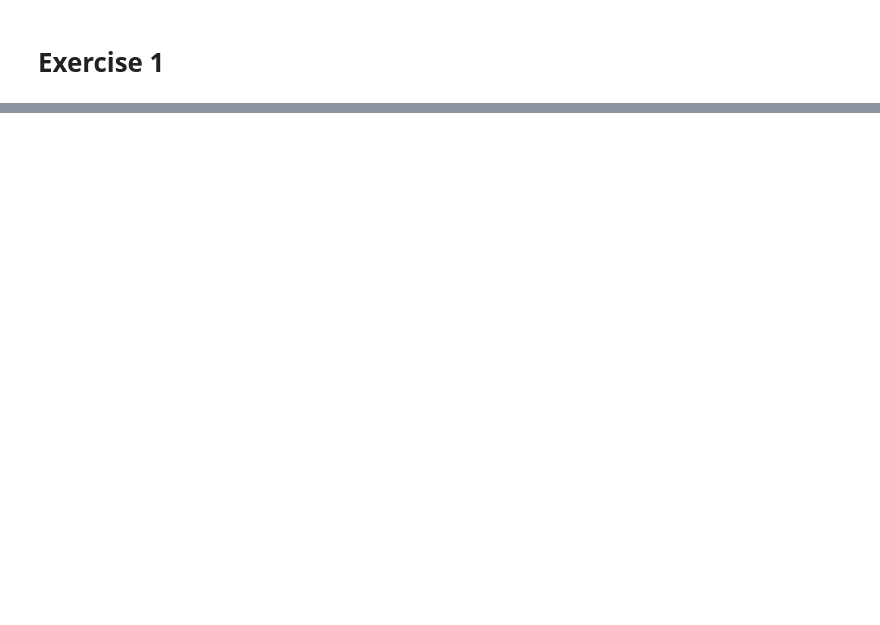
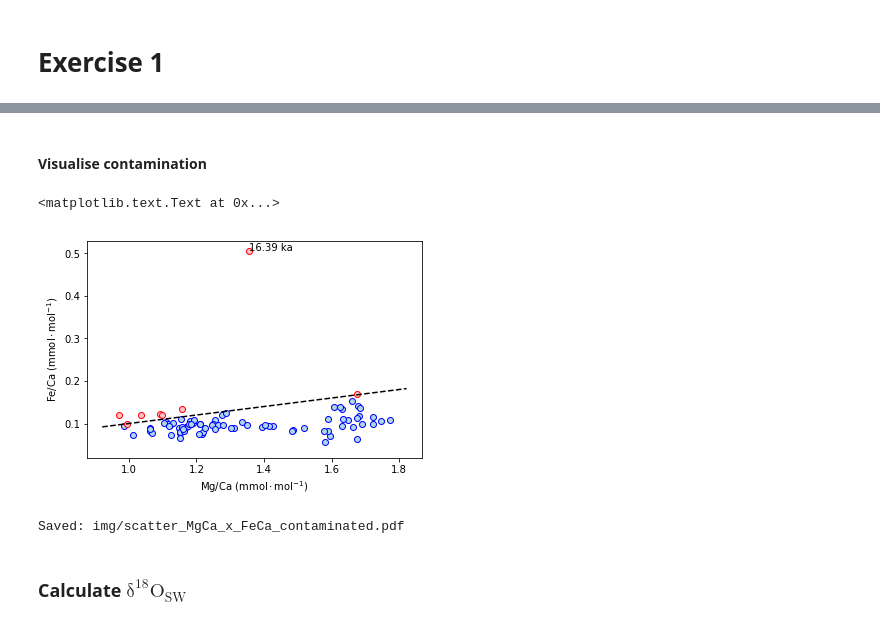
Before and after one commit to stainbank/deglacial-circulation, a Jupyter notebook: exercise1.ipynb, the cells around one changed output, grey strips where cells are left out. Saved outputs shown, nothing was run; the diff lists cells and outputs as text; code cells hidden in the pictures; blank space fills up the shorter version.

Commit message:
Reject measurements more conservatively#

```diff
--- a/exercise1.ipynb
+++ b/exercise1.ipynb
@@ -23,0 +41,39 @@ df = pd.read_csv('data/RaPiD-10-1P_M_barleeanuum.csv', index_col=0)
+# %% [markdown]
+#### Visualise contamination
+# %%
+df2 = df[['Mg_Ca', 'Fe_Ca']]
+
+# Identify potential contamination
+fe_mg = df2['Fe_Ca']/df2['Mg_Ca'] # Fe/Mg
+thresh = 0.1
+is_contam = fe_mg > thresh
+is_reject = fe_mg == max(fe_mg) # worst offender only
+
+contam = df2[is_contam]
+clean = df2[~is_contam]
+reject = df2[is_reject]
+
+# Visualise potential contamination
+fig, ax = plt.subplots()
+
+ax.scatter(clean['Mg_Ca'], clean['Fe_Ca'],
+           facecolors='lightblue', edgecolors='blue')
+ax.scatter(contam['Mg_Ca'], contam['Fe_Ca'],
+           facecolors='pink', edgecolors='red')
+xlim = ax.get_xlim()
+ax.plot(xlim, [x * thresh for x in xlim], 'k--') # contamination line
+
+# Reject the most contaminated measurements
+for age, xy in reject.iterrows():
+    ax.annotate("{:.2f} ka".format(age), xy)
+ax.set_xlabel('Mg/Ca ($\mathrm{mmol \cdot mol^{-1}}$)')
+ax.set_ylabel('Fe/Ca ($\mathrm{mmol \cdot mol^{-1}}$)')
+# %% [output]
+<matplotlib.text.Text at 0x...>
+[figure, added]
+# %%
+save_fig(fig, 'scatter_MgCa_x_FeCa_contaminated')
+# %% [output]
+Saved: img/scatter_MgCa_x_FeCa_contaminated.pdf
+# %% [markdown]
+### Calculate $\mathrm{\delta^{18}O_{SW}}$
```
Also changed, not shown: parts of 23 cells of this notebook, 3 other files.
